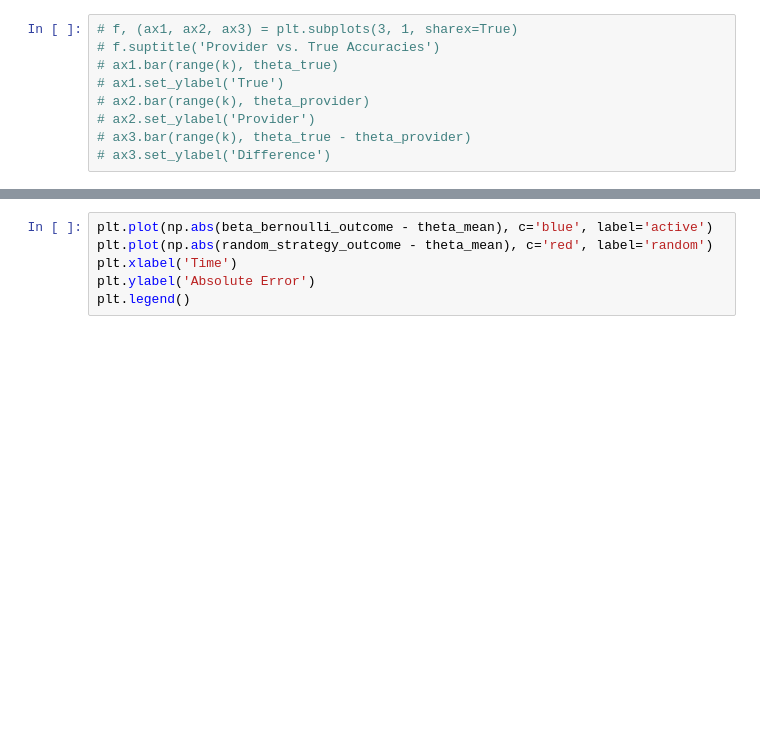
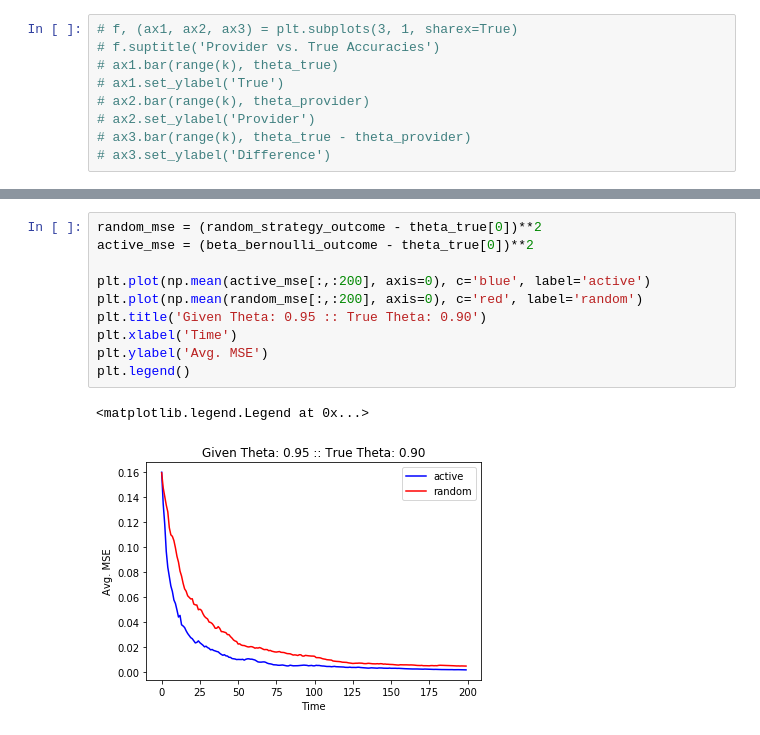
Before and after one commit to disiji/bayesian-blackbox, a Jupyter notebook: proof_of_concept.ipynb, the cells around one changed output, grey strips where cells are left out. Cells and saved outputs as stored; diff of their text form; blank space fills up the shorter version.

```diff
--- a/proof_of_concept.ipynb
+++ b/proof_of_concept.ipynb
@@ -95,6 +112,13 @@ plt.legend()
 # %%
-plt.plot(np.abs(beta_bernoulli_outcome - theta_mean), c='blue', label='active')
-plt.plot(np.abs(random_strategy_outcome - theta_mean), c='red', label='random')
+random_mse = (random_strategy_outcome - theta_true[0])**2
+active_mse = (beta_bernoulli_outcome - theta_true[0])**2
+
+plt.plot(np.mean(active_mse[:,:200], axis=0), c='blue', label='active')
+plt.plot(np.mean(random_mse[:,:200], axis=0), c='red', label='random')
+plt.title('Given Theta: 0.95 :: True Theta: 0.90')
 plt.xlabel('Time')
-plt.ylabel('Absolute Error')
+plt.ylabel('Avg. MSE')
 plt.legend()
+# %% [output]
+<matplotlib.legend.Legend at 0x...>
+[figure, added]
```
Also changed, not shown: parts of 6 cells of this notebook.
